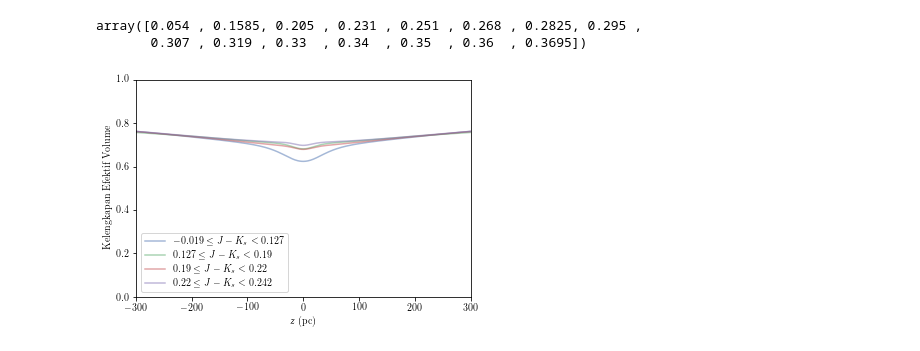
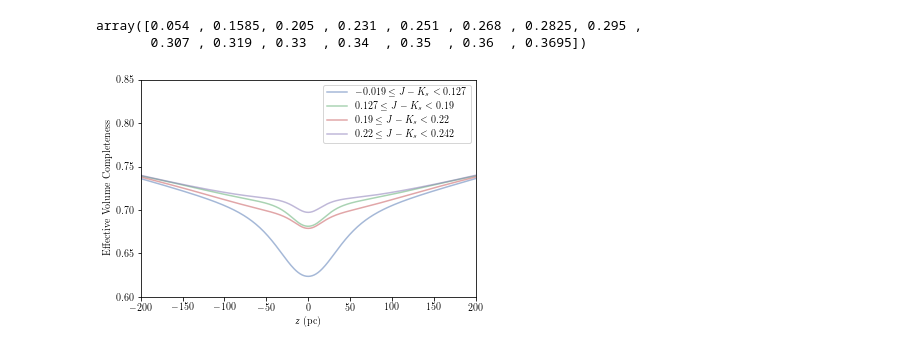
Before and after one commit to Alisyaifudin/Thesis-Project, a Jupyter notebook: 4_Vertical_Number/no/4.3. Effective Volume.ipynb, the cells around one changed output. Saved outputs shown, nothing was run; the diff lists cells and outputs as text; code cells hidden in the pictures.

```diff
--- a/4_Vertical_Number/no/4.3. Effective Volume.ipynb
+++ b/4_Vertical_Number/no/4.3. Effective Volume.ipynb
@@ -268,16 +268,17 @@ array([0.054 , 0.1585, 0.205 , 0.231 , 0.251 , 0.268 , 0.2825, 0.295 ,
 # %%
 for i, frac in enumerate(fracs[::4]):
     plt.plot(z, frac, label=r"${}\leq J-K_s < {}$".format(c1[i], c2[i]), alpha=0.5)
 
-plt.ylim(0,1)
-plt.ylabel("Kelengkapan Efektif Volume")
+plt.ylim(0.6,0.85)
+plt.xlim(-200, 200)
+plt.ylabel("Effective Volume Completeness")
 plt.xlabel(r"$z$ (pc)")
 plt.legend()
-plt.xlim(-Z, Z)
+# plt.xlim(-Z, Z)
 plt.savefig(join('..', 'img', "fungsi-kelengkapan-efektif-volume.pdf"), dpi=70)
 plt.show()
 # %% [output]
-[figure, old version]
+[figure, new version]
 # %%
 for frac, name in zip(fracs, names):
     plt.plot(z, frac)
```
Also changed, not shown: 2 other files.
